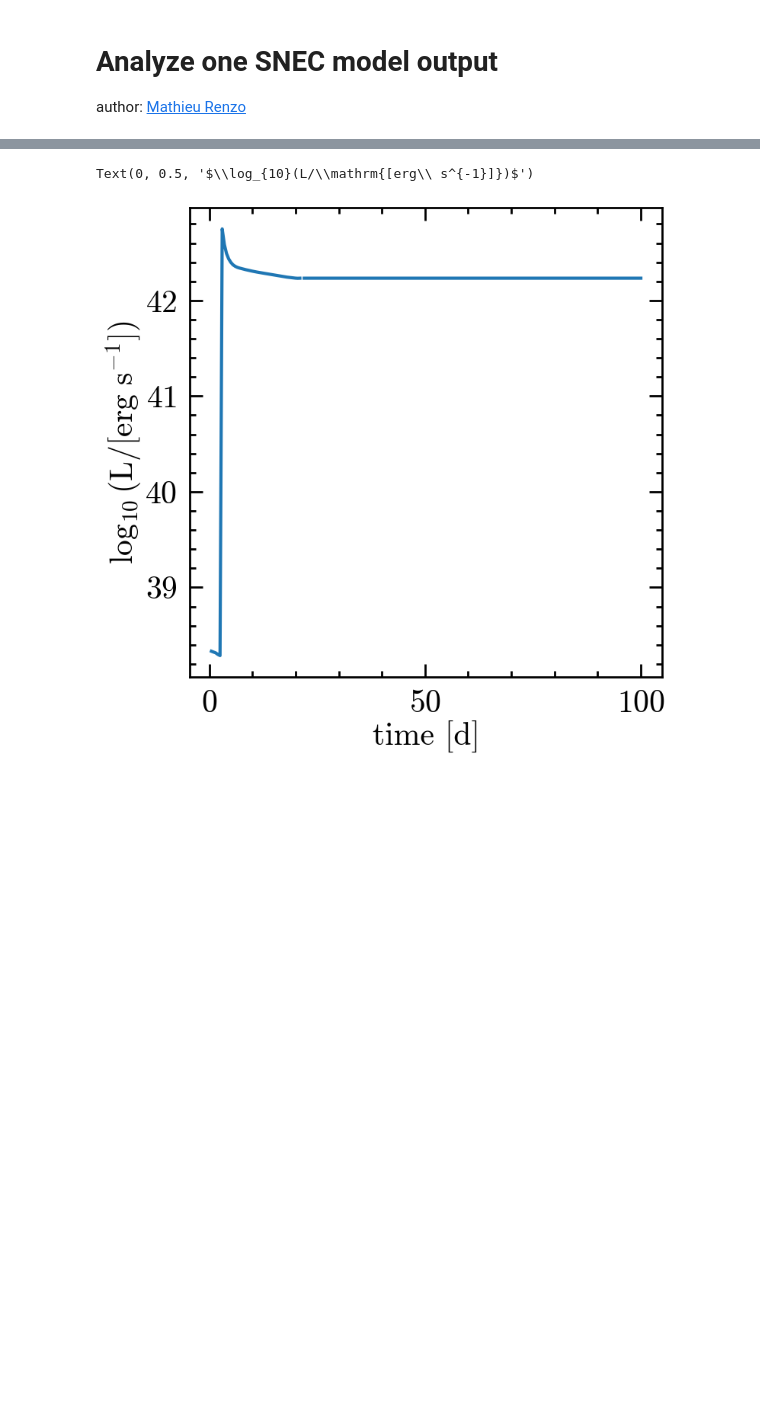
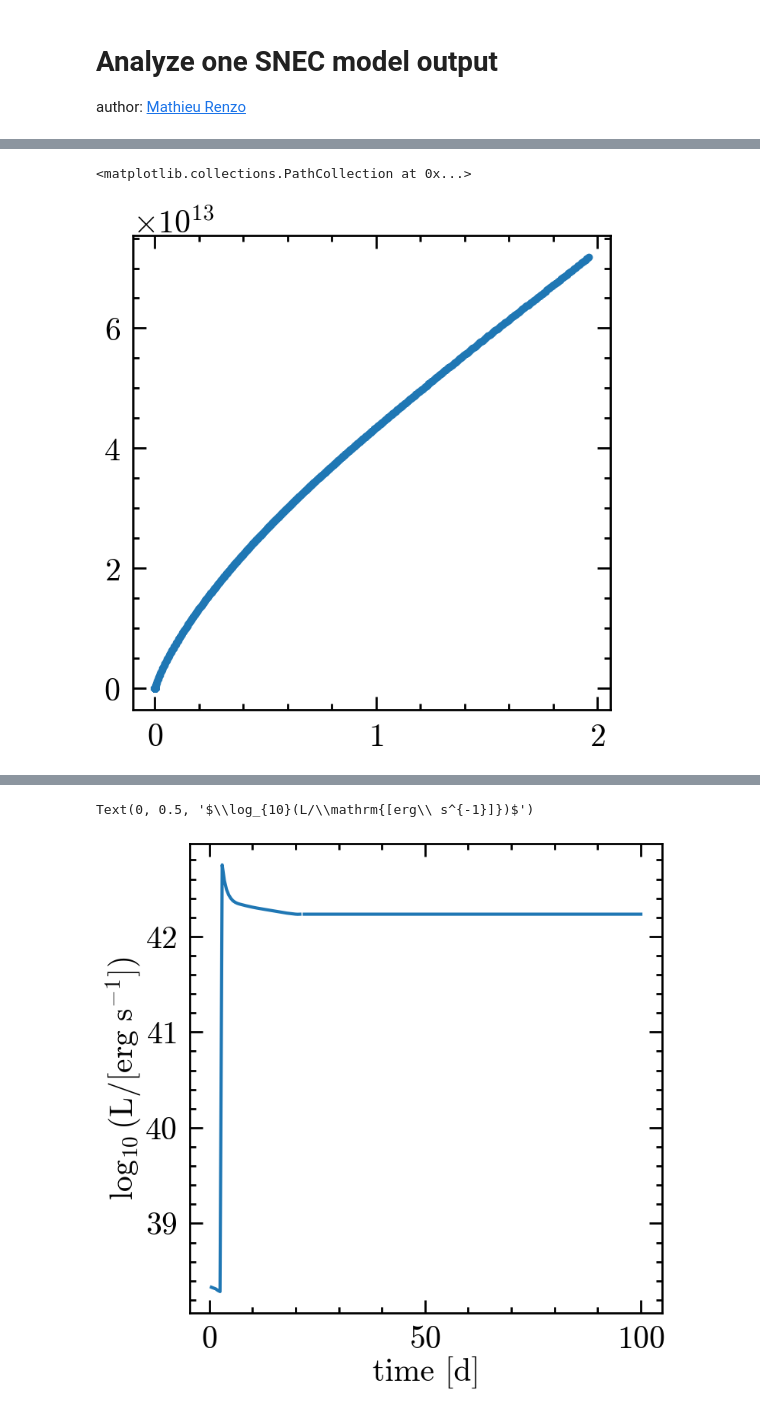
Before and after one commit to mathren/SNEC, a Jupyter notebook: scripts/one_model.ipynb, the cells around one changed output, grey strips where cells are left out. Saved outputs shown, nothing was run; the diff lists cells and outputs as text; code cells hidden in the pictures; blank space fills up the shorter version.

```diff
--- a/scripts/one_model.ipynb
+++ b/scripts/one_model.ipynb
@@ -40,12 +39,21 @@ for c in glob.glob(Data+"*"): print(c)
 # %%
 # find shock pos
 shockpos = Data+'/velshock_index.dat'
 shock_data = np.genfromtxt(shockpos)
 i_shock = shock_data[:, 0]
 t_shock = shock_data[:,1]*u.s
+r_shock = shock_data[:,2]*u.cm
 # with open(shockpos, "r") as f:
 #     for i, l in enumerate(f):
 #         print(l)
+
+fig = plt.figure()
+gs = gridspec.GridSpec(100, 110)
+ax = fig.add_subplot(gs[:, :])
+ax.scatter(t_shock.to(u.d), r_shock)
+# %% [output]
+<matplotlib.collections.PathCollection at 0x...>
+[figure, added]
 # %%
 fig = plt.figure()
 gs = gridspec.GridSpec(100, 110)
```
Also changed, not shown: parts of 3 cells of this notebook, 3 other files.
